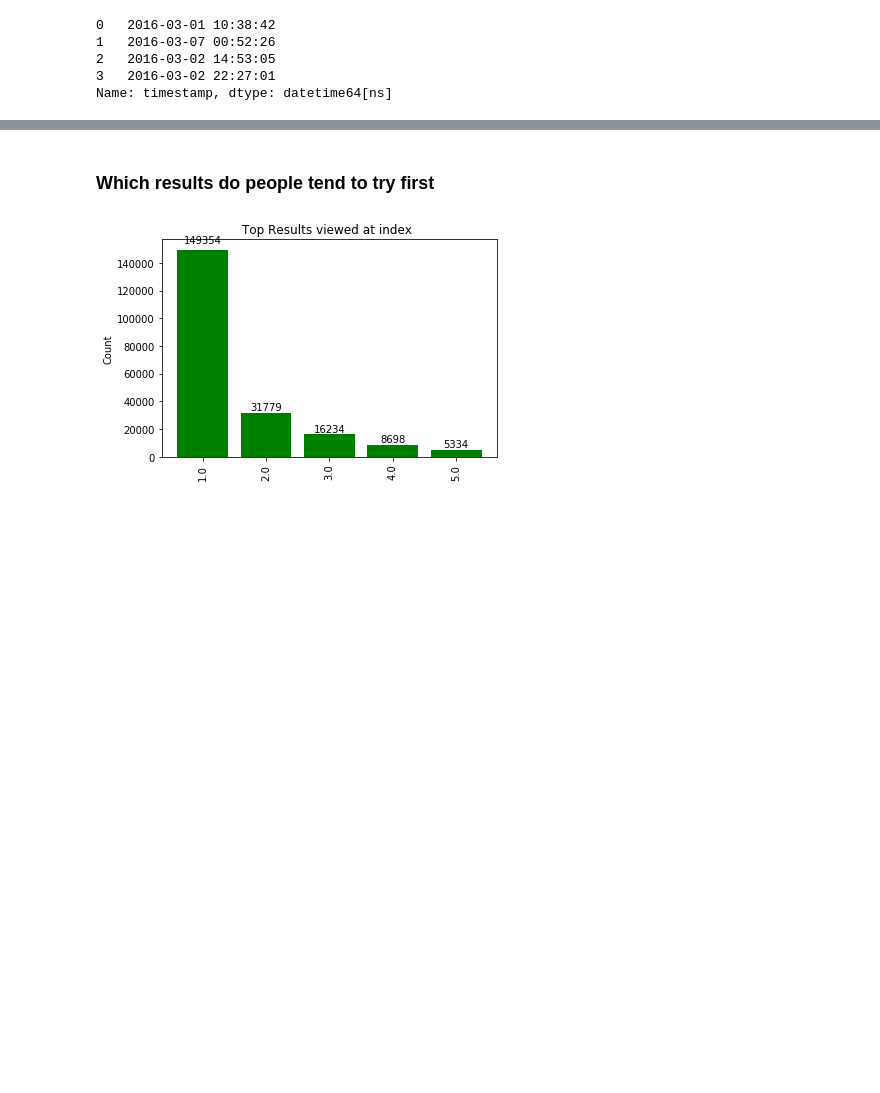
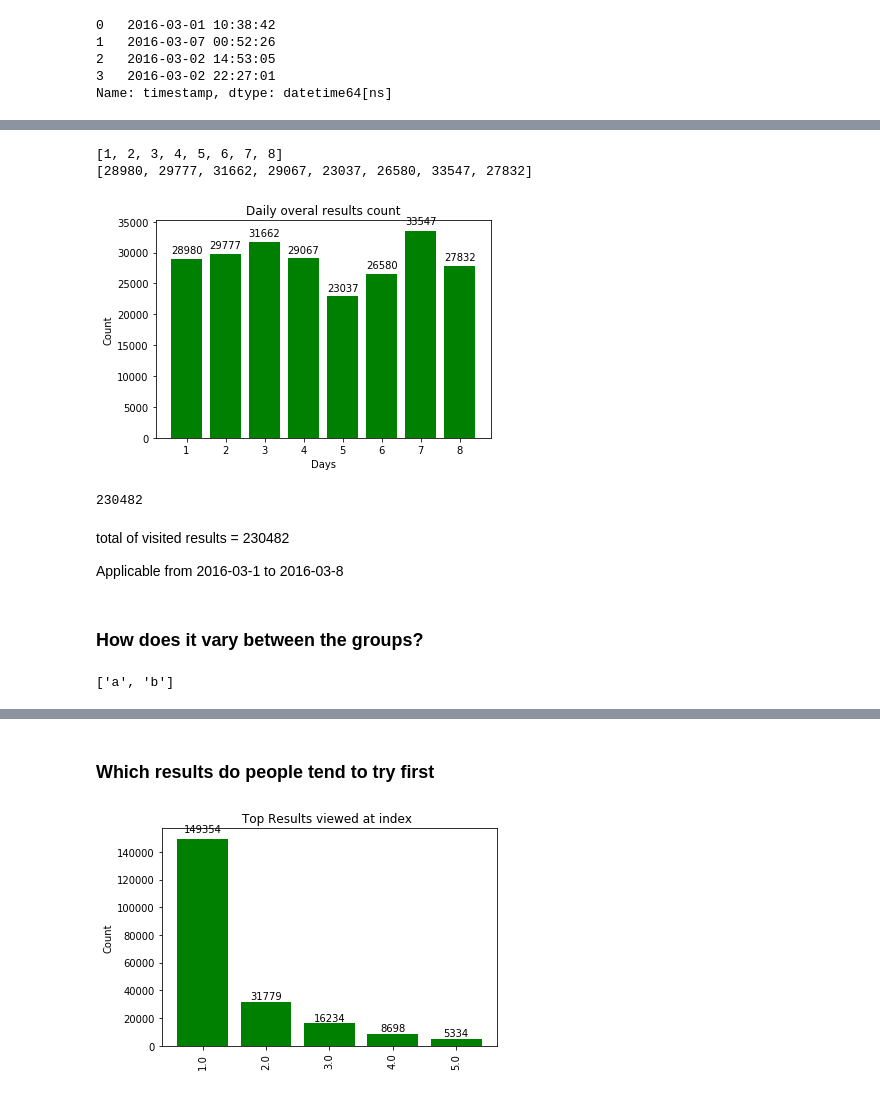
Before and after one commit to Madhu009/Inkredo_Data_Challenge, a Jupyter notebook: Data_analysis.ipynb, the cells around one changed output, grey strips where cells are left out. Drawn from its saved outputs; the diff is of its cells as text; code cells hidden in the pictures; blank space fills up the shorter version.

```diff
--- a/Data_analysis.ipynb
+++ b/Data_analysis.ipynb
@@ -36,0 +45,9 @@ def autolabel(rects):
+# %%
+total_visit_result=data.loc[data['action'] != 'searchResultPage'] #every checkin is a visit
+total_visit_result=total_visit_result.fillna(0) #filling NaN as 0
+total_visit_result=total_visit_result.loc[total_visit_result['result_position'] != 0] #ignore Nan
+
+total_search_result=data.loc[data['action'] == 'searchResultPage']
+total_search_result=total_search_result.n_results.sum()
+
+len(total_visit_result)/total_search_result*100
@@ -36,0 +69,48 @@ def autolabel(rects):
+# %%
+days=sorted(total_visit_result.timestamp.dt.day.unique())
+days_array=[]
+for day in days:
+    d=[day]
+    days_visited_results=total_visit_result.loc[total_visit_result.timestamp.dt.day == day]
+    d.append(days_visited_results.uuid.count())
+    days_array.append(d)
+# %%
+labels=[]
+values=[]
+for i in days_array:
+    labels.append(i[0])
+    values.append(i[1])
+print(labels)
+print(values)
+# %% [output]
+[1, 2, 3, 4, 5, 6, 7, 8]
+[28980, 29777, 31662, 29067, 23037, 26580, 33547, 27832]
+# %%
+labels=np.array(labels)
+values=np.array(values)
+ind=np.arange(len(labels))
+
+fig,ax=plt.subplots()
+rects=ax.bar(ind,values,color='g')
+ax.set_xticklabels(labels)
+ax.set_xticks(ind)
+ax.set_ylabel("Count")
+ax.set_xlabel("Days")
+ax.set_title("Daily overal results count")
+autolabel(rects)
+plt.show()
+print(len(total_visit_result))
+# %% [output]
+[figure, added]
+230482
+# %% [markdown]
+total of  visited results = 230482
+
+Applicable from 2016-03-1 to 2016-03-8
+# %% [markdown]
+### How does it vary between the groups?
+# %%
+groups=sorted(total_visit_result.group.unique())
+groups
+# %% [output]
+['a', 'b']
```
Also changed, not shown: parts of 24 cells of this notebook.
